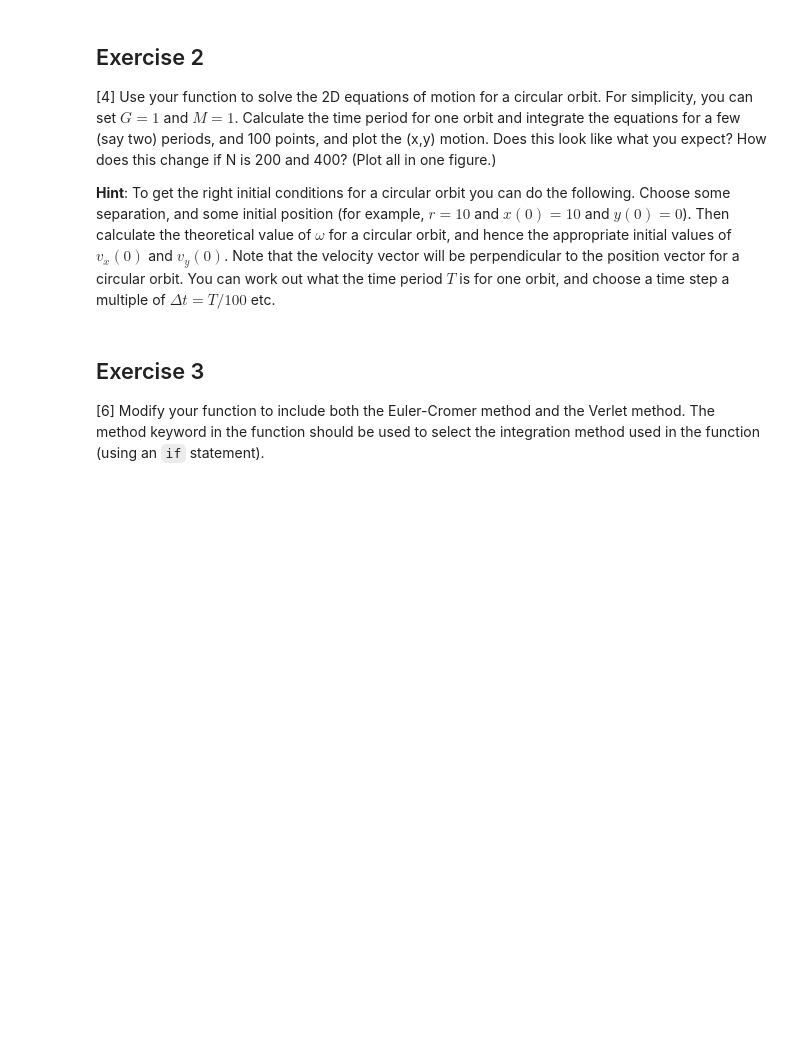
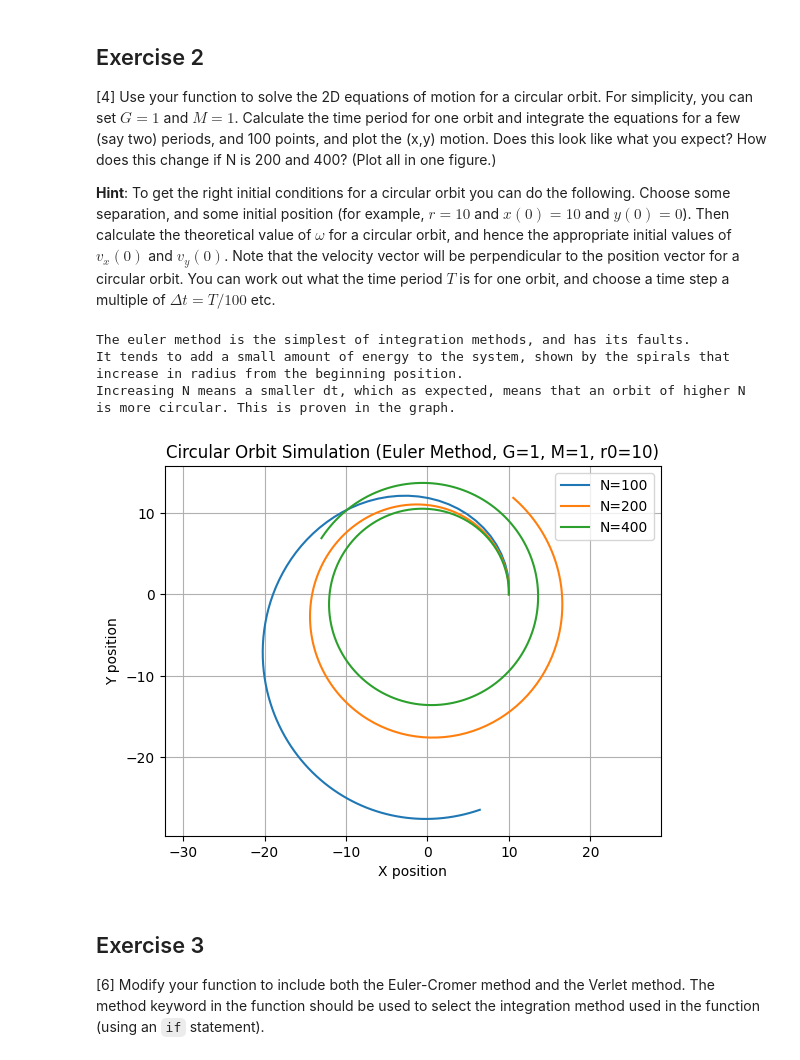
Before and after one commit to PX2145-2025/week-9-b-Morgan-Howard-Reuben, a Jupyter notebook: ODEs_2.ipynb, the cells around one changed output. Cells and saved outputs as stored; diff of their text form; code cells hidden in the pictures; blank space fills up the shorter version.

```diff
--- a/ODEs_2.ipynb
+++ b/ODEs_2.ipynb
@@ -292,6 +290,56 @@ def orbit_solve (r0, v0, tmax, N, method = 'euler'):
 [4] Use your function to solve the 2D equations of motion for a circular orbit. For simplicity, you can set $G = 1$ and $M = 1$. Calculate the time period for one orbit and integrate the equations for a few (say two) periods, and 100 points, and plot the (x,y) motion. Does this look like what you expect? How does this change if N is 200 and 400? (Plot all in one figure.)
 
   **Hint**: To get the right initial conditions for a circular orbit you can do the following. Choose some separation, and some initial position (for example, $r = 10$ and $x(0) = 10$ and $y(0) = 0$). Then calculate the theoretical value of $\omega$ for a circular orbit, and hence the appropriate initial values of $v_x(0)$ and $v_y(0)$. Note that the velocity vector will be perpendicular to the position vector for a circular orbit. You can work out what the time period $T$ is for one orbit, and choose a time step a multiple of $\Delta t = T/100$ etc.
+# %%
+# define initial conditions, using r (separation) = 10
+M=1
+G=1
+r_val = 10
+r0_val = [10,0]
+
+omega = np.sqrt((G*M)/r_val**3)  # omega can be calculated from w=sqrt(GM/r^3)
+v_val = omega*r_val  # v=wr
+v0_val = [0, v_val] # since r0 is 10(x) and 0(y), must be 0 velocity in x direction, all in y direction
+
+T_orbit = (2 * np.pi) / omega # calculate the time period for one orbit (T = 2*pi / omega)
+# %%
+# calculate tmax based on the number of orbits and T_orbit
+num_orbits = 2
+tmax_val = num_orbits * T_orbit
+
+
+# calculate and plot for N = 100
+N_100 = 100 # number of points
+t_100, r_100, v_100 = orbit_solve(r0_val, v0_val, tmax_val, N_100, method='euler')
+plt.plot(r_100[:,0], r_100[:,1], label=f'N={N_100}')
+
+# calculate and plot for N = 200
+N_200 = 200
+t_200, r_200, v_200 = orbit_solve(r0_val, v0_val, tmax_val, N_200, method='euler')
+plt.plot(r_200[:,0], r_200[:,1], label=f'N={N_200}')
+
+# calculate and plot for N = 400
+N_400 = 400
+t_400, r_400, v_400 = orbit_solve(r0_val, v0_val, tmax_val, N_400, method='euler')
+plt.plot(r_400[:,0], r_400[:,1], label=f'N={N_400}')
+
+# plot graph
+plt.xlabel('X position')
+plt.ylabel('Y position')
+plt.title(f'Circular Orbit Simulation (Euler Method, G={G}, M={M}, r0={r_val})')
+plt.axis('equal') # keep aspect ratio for circular orbit visualization
+plt.grid()
+plt.legend(loc='best')
+
+# comments on output
+print('The euler method is the simplest of integration methods, and has its faults.')
+print('It tends to add a small amount of energy to the system, shown by the spirals that increase in radius from the beginning position.')
+print('Increasing N means a smaller dt, which as expected, means that an orbit of higher N is more circular. This is proven in the graph.')
+# %% [output]
+The euler method is the simplest of integration methods, and has its faults.
+It tends to add a small amount of energy to the system, shown by the spirals that increase in radius from the beginning position.
+Increasing N means a smaller dt, which as expected, means that an orbit of higher N is more circular. This is proven in the graph.
+[figure, added]
 # %% [markdown]
 ## Exercise 3
 
```
Also changed, not shown: parts of 1 cell of this notebook.
